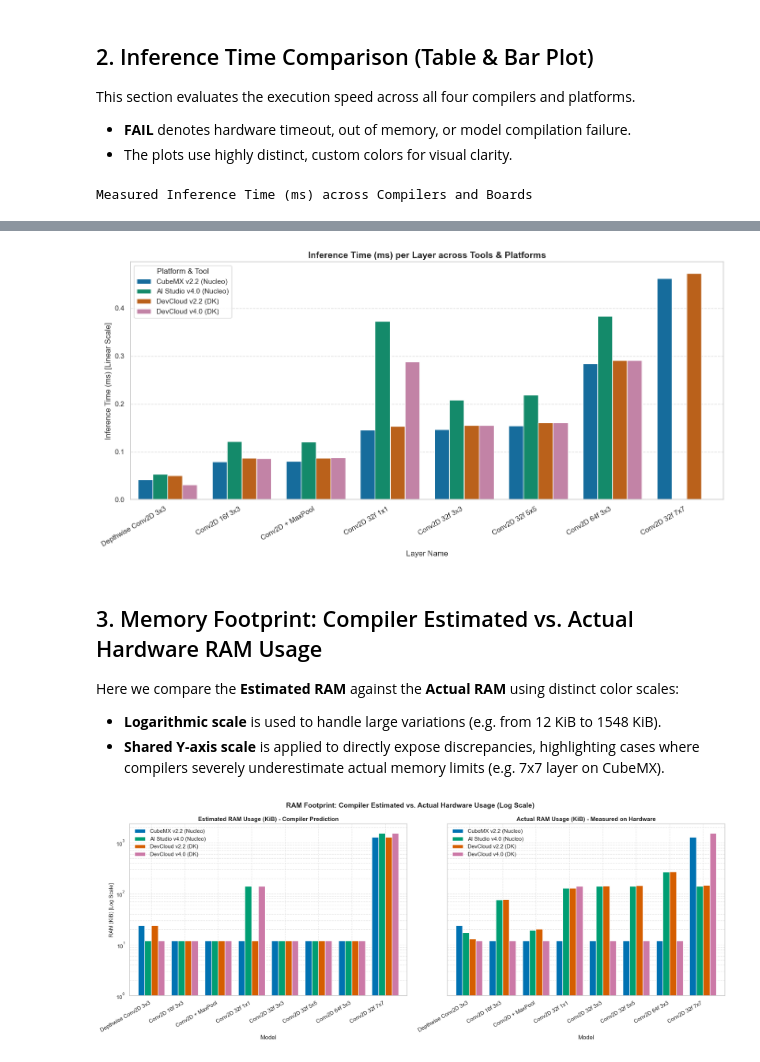
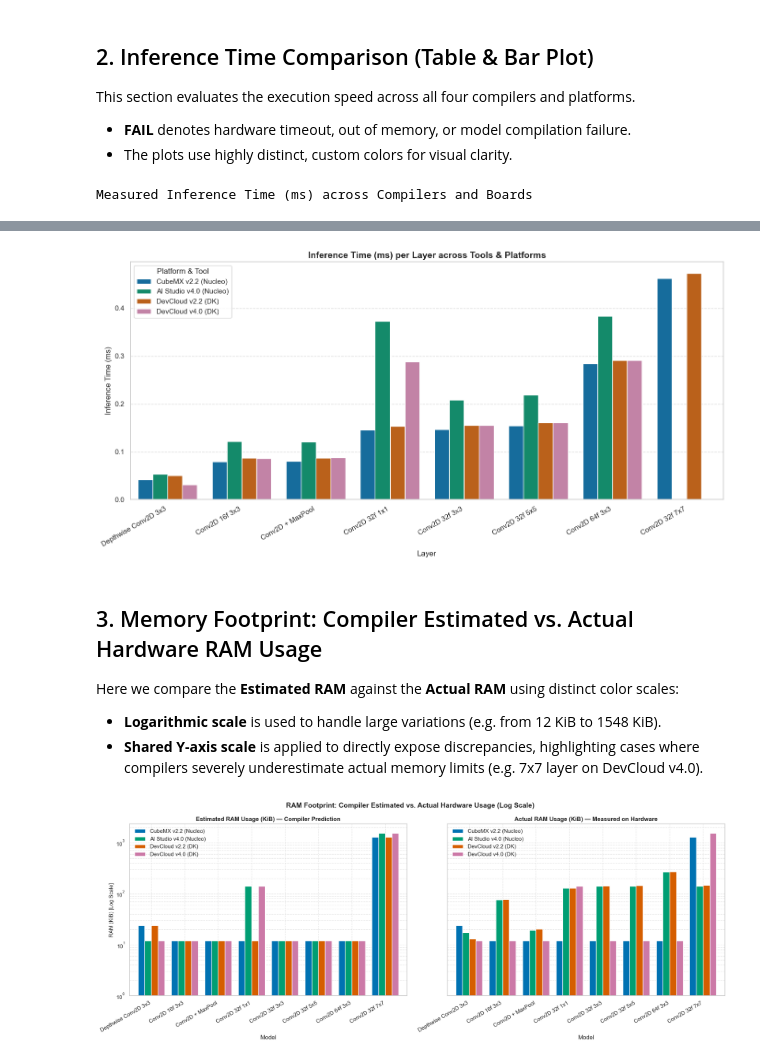
Before and after one commit to Magnus3327/stm32n6-edge-ai-benchmarks, a Jupyter notebook: Report/NPU_Performance_Analysis.ipynb, the cells around one changed output, grey strips where cells are left out. Saved outputs shown, nothing was run; the diff lists cells and outputs as text; code cells hidden in the pictures.

```diff
--- a/Report/NPU_Performance_Analysis.ipynb
+++ b/Report/NPU_Performance_Analysis.ipynb
@@ -119,96 +130,71 @@ This section evaluates the execution speed across all four compilers and platfor
 - **FAIL** denotes hardware timeout, out of memory, or model compilation failure.
 - The plots use highly distinct, custom colors for visual clarity.
 # %%
-# Consolidated Inference Time Table
-dfs_base = {
-    'CubeMX v2.2 (Nucleo)': df_base_cubemx,
-    'AI Studio v4.0 (Nucleo)': df_base_aistudio,
-    'DevCloud v2.2 (DK)': df_base_cloud2,
-    'DevCloud v4.0 (DK)': df_base_cloud4
-}
-
+# Build consolidated Inference Time Table
 inference_data = []
-all_models = df_base_aistudio['Model Name'].unique()
-
 for m in all_models:
     row_data = {'Model': get_clean_name(m)}
     for tool_name, df in dfs_base.items():
         row_match = df[df['Model Name'] == m]
-        if not row_match.empty:
-            val = row_match.iloc[0]['Inference Time (ms)']
-            row_data[tool_name] = val
-        else:
-            row_data[tool_name] = np.nan
+        row_data[tool_name] = row_match.iloc[0]['Inference Time (ms)'] if not row_match.empty else np.nan
     inference_data.append(row_data)
 
 df_inference_table = pd.DataFrame(inference_data).set_index('Model')
-
-# Reorder columns
-col_order_tools = ['CubeMX v2.2 (Nucleo)', 'AI Studio v4.0 (Nucleo)', 'DevCloud v2.2 (DK)', 'DevCloud v4.0 (DK)']
 df_inference_table = df_inference_table.reindex(columns=col_order_tools)
-
-# Sort index logically by model size
-model_order = [
-    'Depthwise Conv2D 3x3', 'Conv2D 16f 3x3', 'Conv2D + MaxPool',
-    'Conv2D 32f 1x1', 'Conv2D 32f 3x3', 'Conv2D 32f 5x5',
-    'Conv2D 64f 3x3', 'Conv2D 32f 7x7'
-]
 df_inference_table = df_inference_table.reindex([m for m in model_order if m in df_inference_table.index])
 
-# Formatted table for printing
-df_inference_print = df_inference_table.apply(lambda col: col.map(lambda x: f"{x:.3f} ms" if not pd.isna(x) else "FAIL"))
+df_inference_print = df_inference_table.apply(
+    lambda col: col.map(lambda x: f"{x:.3f} ms" if not pd.isna(x) else "FAIL"))
 
 styled_inference = df_inference_print.style.set_properties(**{
-    'text-align': 'center',
-    'font-size': '11pt',
-    'border': '1px solid lightgrey'
+    'text-align': 'center', 'font-size': '11pt', 'border': '1px solid lightgrey'
 }).set_table_styles([
-    {'selector': 'th', 'props': [('background-color', '#2980b9'), ('color', 'white'), ('font-weight', 'bold'), ('text-align', 'center')]}
+    {'selector': 'th', 'props': [('background-color', '#2980b9'), ('color', 'white'),
+                                  ('font-weight', 'bold'), ('text-align', 'center')]}
 ]).set_caption("Measured Inference Time (ms) across Compilers and Boards")
 
 display(styled_inference)
 
-# Plotting the inference times as a bar plot
-plt.figure(figsize=(14, 7))
+# Bar plot
 data_list = []
 for tool, df in dfs_base.items():
     for _, row in df.iterrows():
-        clean_model = get_clean_name(row['Model Name'])
-        val = row['Inference Time (ms)']
         data_list.append({
             'Tool': tool,
-            'Model Name': clean_model,
-            'Inference Time (ms)': val
+            'Model Name': get_clean_name(row['Model Name']),
+            'Inference Time (ms)': row['Inference Time (ms)']
         })
 df_all = pd.DataFrame(data_list)
 
-sns.barplot(data=df_all, x='Model Name', y='Inference Time (ms)', hue='Tool', palette=COLOR_MAP, order=model_order)
+plt.figure(figsize=(14, 7))
+sns.barplot(data=df_all, x='Model Name', y='Inference Time (ms)',
+            hue='Tool', palette=COLOR_MAP, order=model_order)
 plt.title('Inference Time (ms) per Layer across Tools & Platforms', fontweight='bold', fontsize=14)
-plt.ylabel('Inference Time (ms) [Linear Scale]', fontsize=12)
-plt.xlabel('Layer Name', fontsize=12)
+plt.ylabel('Inference Time (ms)', fontsize=12)
+plt.xlabel('Layer', fontsize=12)
 plt.xticks(rotation=30, ha='right')
 plt.grid(axis='y', linestyle='--', alpha=0.7)
 plt.legend(title='Platform & Tool', frameon=True)
 plt.tight_layout()
 plt.savefig(f'{PLOT_DIR}/11_inference_time_bar_plot.png', dpi=300)
 plt.show()
 # %% [output]
 Measured Inference Time (ms) across Compilers and Boards
 |  | CubeMX v2.2 (Nucleo) | AI Studio v4.0 (Nucleo) | DevCloud v2.2 (DK) | DevCloud v4.0 (DK) |
 | Model |  |  |  |  |
 | Depthwise Conv2D 3x3 | 0.042 ms | 0.053 ms | 0.050 ms | 0.031 ms |
 | Conv2D 16f 3x3 | 0.079 ms | 0.122 ms | 0.087 ms | 0.086 ms |
 | Conv2D + MaxPool | 0.080 ms | 0.121 ms | 0.087 ms | 0.088 ms |
 | Conv2D 32f 1x1 | 0.146 ms | 0.373 ms | 0.153 ms | 0.288 ms |
 | Conv2D 32f 3x3 | 0.147 ms | 0.208 ms | 0.155 ms | 0.155 ms |
 | Conv2D 32f 5x5 | 0.154 ms | 0.219 ms | 0.161 ms | 0.161 ms |
 | Conv2D 64f 3x3 | 0.284 ms | 0.383 ms | 0.291 ms | 0.291 ms |
 | Conv2D 32f 7x7 | 0.462 ms | FAIL | 0.473 ms | FAIL |
-[figure, old version]
+[figure, new version]
 # %% [markdown]
 ## 3. Memory Footprint: Compiler Estimated vs. Actual Hardware RAM Usage
 Here we compare the **Estimated RAM** against the **Actual RAM** using distinct color scales:
 - **Logarithmic scale** is used to handle large variations (e.g. from 12 KiB to 1548 KiB).
-- **Shared Y-axis scale** is applied to directly expose discrepancies, highlighting cases where compilers severely underestimate actual memory limits (e.g. 7x7 layer on CubeMX).
+- **Shared Y-axis scale** is applied to directly expose discrepancies, highlighting cases where compilers severely underestimate actual memory limits (e.g. 7x7 layer on DevCloud v4.0).
 # %%
 # Prepare RAM data
```
Also changed, not shown: parts of 23 cells of this notebook, 19 other files.
